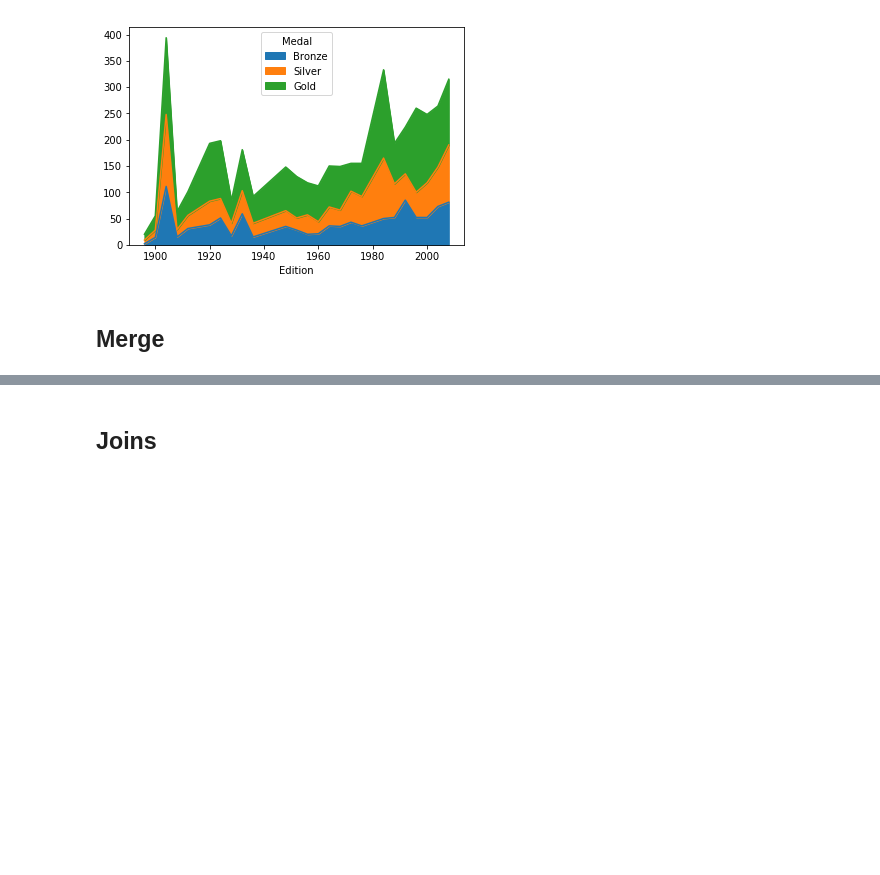
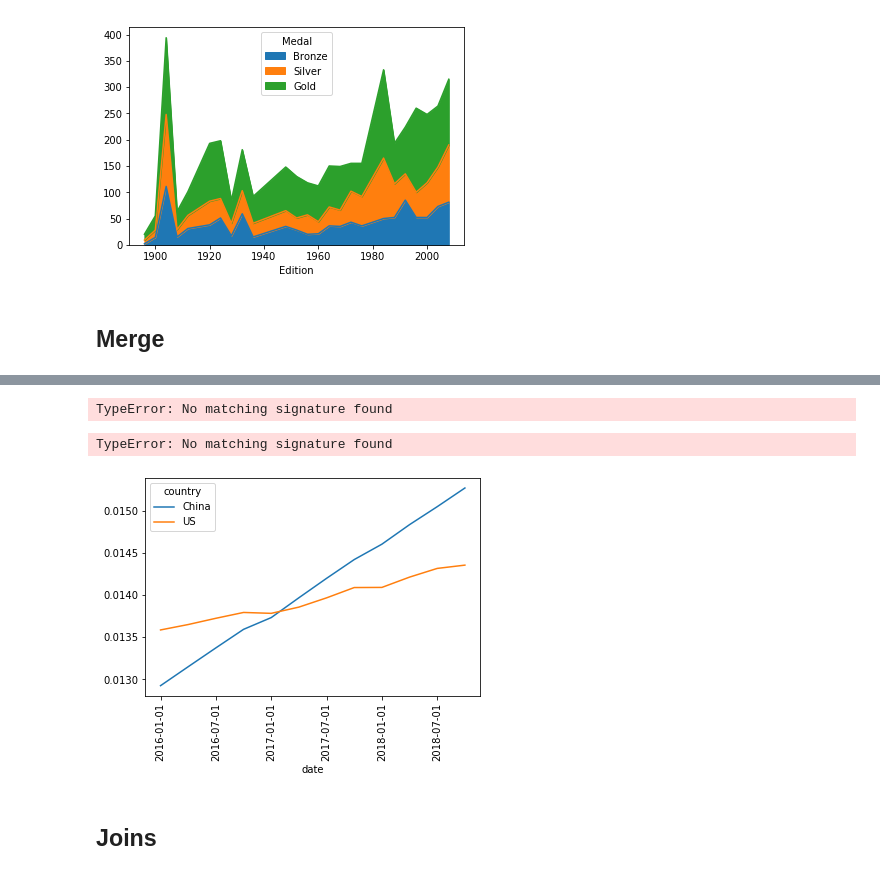
Before and after one commit to blaktai/notebooks, a Jupyter notebook: pandas/adv/adv_manipulation.ipynb, the cells around one changed output, grey strips where cells are left out. Drawn from its saved outputs; the diff is of its cells as text; code cells hidden in the pictures; blank space fills up the shorter version.

```diff
--- a/pandas/adv/adv_manipulation.ipynb
+++ b/pandas/adv/adv_manipulation.ipynb
@@ -1105,0 +1322,3 @@ plt.show()
+# %%
+global_gdp = pd.read_csv('./data/global_gdp.csv')
+global_gdp.head()
@@ -1105,0 +1332,3 @@ plt.show()
+# %%
+pop = pd.read_csv('./data/population.tsv', delimiter='\t')
+pop.head()
@@ -1105,0 +1404,17 @@ plt.show()
+# %%
+# Use merge_asof() to merge jpm and wells
+jpm_wells = pd.merge_asof(jpm, wells, on='date_time',
+                          suffixes=('', '_wells'), direction='nearest')
+
+# Use merge_asof() to merge jpm_wells and bac
+jpm_wells_bac = pd.merge_asof(jpm_wells, bac, on='date_time',
+                              suffixes=('_jpm', '_bac'), direction='nearest')
+
+# Compute price diff
+price_diffs = jpm_wells_bac.diff()
+
+# Plot the price diff of the close of jpm, wells and bac only
+price_diffs.plot(y=['close_jpm','close_wells','close_bac'])
+plt.show()
+# %% [output]
+TypeError: No matching signature found
@@ -1106,3 +1425,33 @@ plt.show()
+# %%
+# Merge gdp and recession on date using merge_asof()
+gdp_recession = pd.merge_asof(usa_gdp, recession, on='date')
+
+# Create a list based on the row value of gdp_recession['econ_status']
+is_recession = ['r' if s=='recession' else 'g' for s in gdp_recession['econ_status']]
+
+# Plot a bar chart of gdp_recession
+gdp_recession.plot(kind='bar', y='gdp', x='date', color=is_recession, rot=90)
+plt.show()
+# %% [output]
+TypeError: No matching signature found
+# %%
+# Merge gdp and pop on date and country with fill
+gdp_pop = pd.merge_ordered(global_gdp, pop, on=['country','date'], fill_method='ffill')
+
+# Add a column named gdp_per_captia to gdp_pop that divides the gdp by pop
+gdp_pop['gdp_per_capita'] = gdp_pop['gdp'] / gdp_pop['pop']
+
+# Pivot data so gdp_per_capita, where index is date and columns is country
+gdp_pivot = gdp_pop.pivot_table('gdp_per_capita', 'date', 'country')
+
+# Select dates equal to or greater than 2016-01-01
+recent_gdp_pop = gdp_pivot.query('date >= "2016-01-01"')
+
+# Plot recent_gdp_pop
+recent_gdp_pop.plot(rot=90)
+plt.show()
+# %% [output]
+[figure, added]
 # %% [markdown]
 ## Joins
 # %% [markdown]
```
Also changed, not shown: parts of 47 cells of this notebook.
